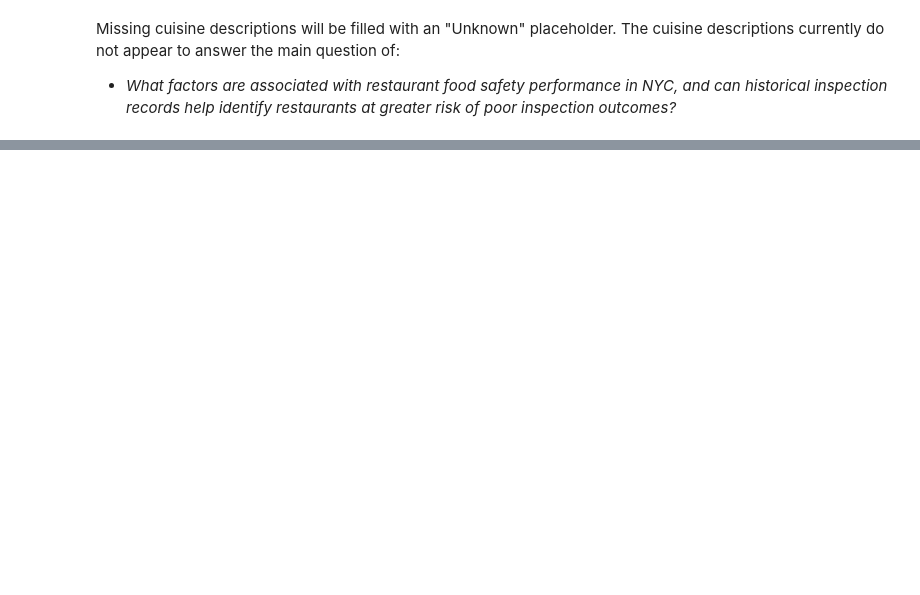
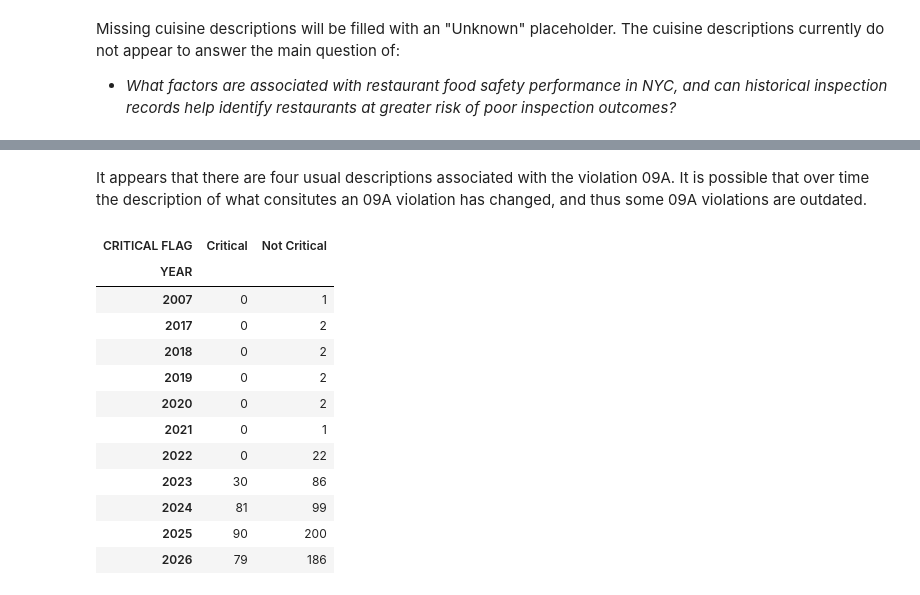
Before and after one commit to estvjana/nyc-restaurant-inspections, a Jupyter notebook: 02_data_validation.ipynb, the cells around one changed output, grey strips where cells are left out. Saved outputs shown, nothing was run; the diff lists cells and outputs as text; code cells hidden in the pictures; blank space fills up the shorter version.

```diff
--- a/02_data_validation.ipynb
+++ b/02_data_validation.ipynb
@@ -220,0 +612,24 @@ df_prepared["CUISINE DESCRIPTION"] = (df_prepared["CUISINE DESCRIPTION"].fillna(
+# %% [markdown]
+It appears that there are four usual descriptions associated with the violation 09A. It is possible that over time the description of what consitutes an 09A violation has changed, and thus some 09A violations are outdated.
+# %%
+#Checking year the assigned violations
+df_09a = df_prepared[df_prepared["VIOLATION CODE"] == "09A"].copy()
+
+df_09a["YEAR"] = pd.to_datetime(df_09a["INSPECTION DATE"]).dt.year
+
+pd.crosstab(df_09a["YEAR"],
+            df_09a["CRITICAL FLAG"])
+# %% [output]
+| CRITICAL FLAG | Critical | Not Critical |
+| YEAR |  |  |
+| 2007 | 0 | 1 |
+| 2017 | 0 | 2 |
+| 2018 | 0 | 2 |
+| 2019 | 0 | 2 |
+| 2020 | 0 | 2 |
+| 2021 | 0 | 1 |
+| 2022 | 0 | 22 |
+| 2023 | 30 | 86 |
+| 2024 | 81 | 99 |
+| 2025 | 90 | 200 |
+| 2026 | 79 | 186 |
```
Also changed, not shown: parts of 56 cells of this notebook.
